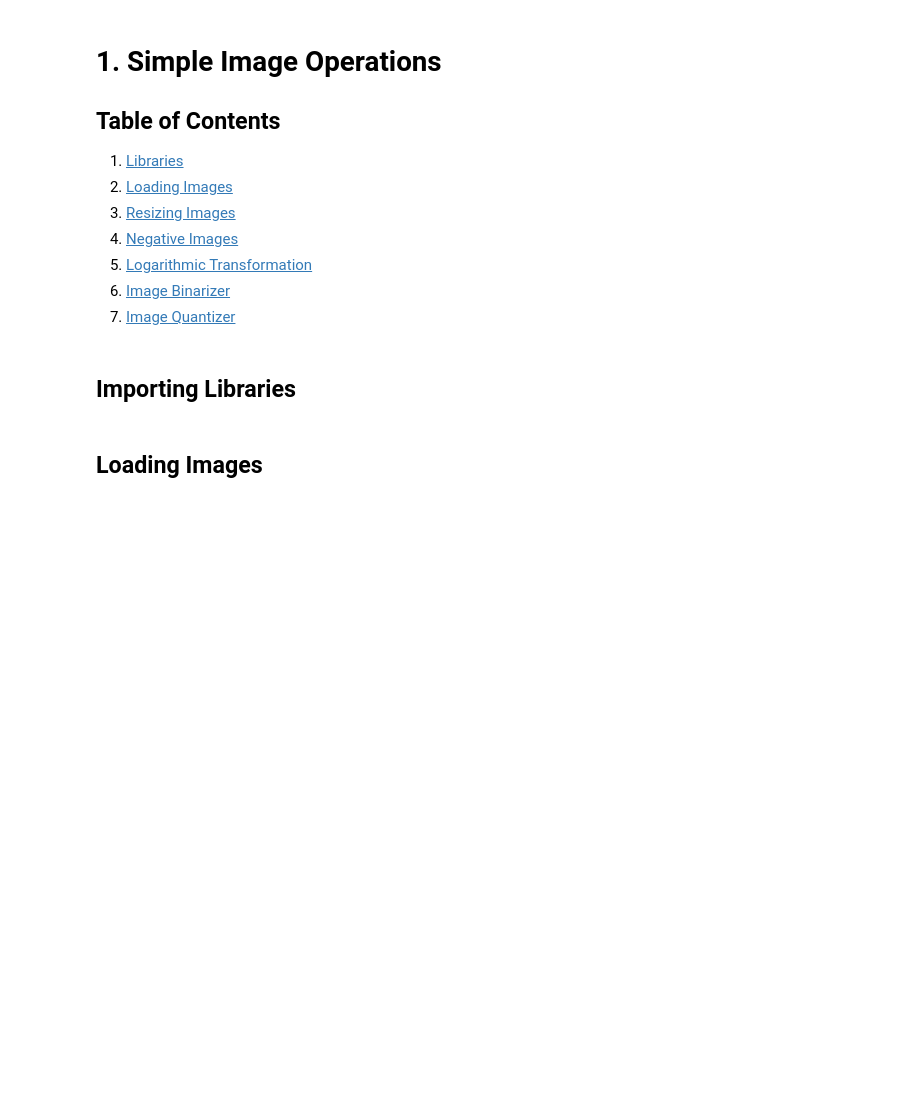
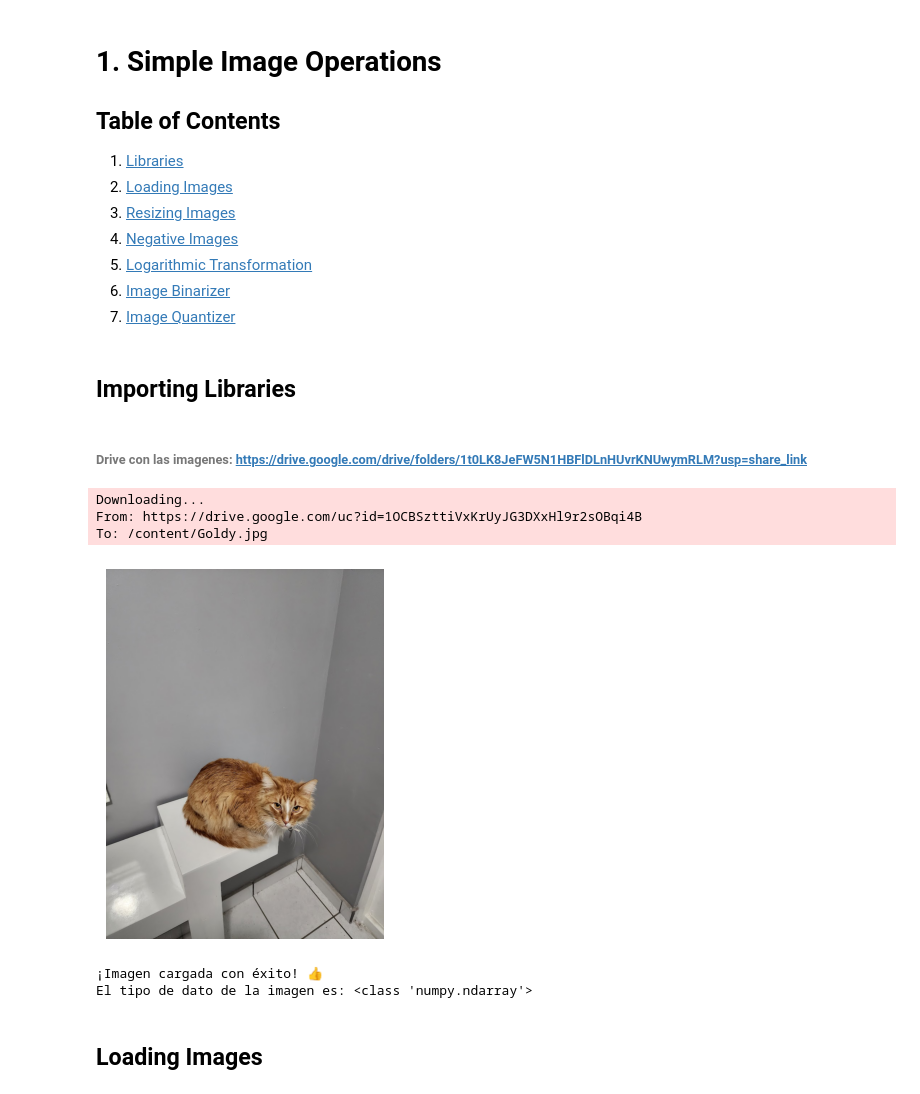
Before and after one commit to jrebull/Vision, a Jupyter notebook: Violinistas_2_2_Simple_ImgProcessing.ipynb, the cells around one changed output. Cells and saved outputs as stored; diff of their text form; code cells hidden in the pictures; blank space fills up the shorter version.

```diff
--- a/Violinistas_2_2_Simple_ImgProcessing.ipynb
+++ b/Violinistas_2_2_Simple_ImgProcessing.ipynb
@@ -171,6 +171,46 @@ from matplotlib import image as mpimg
 import matplotlib.pyplot as plt
 import numpy as np
 import cv2
+# %% [markdown]
+###### Drive con las imagenes: https://drive.google.com/drive/folders/1t0LK8JeFW5N1HBFlDLnHUvrKNUwymRLM?usp=share_link
+# %%
+!pip install -q gdown
+
+import gdown
+import matplotlib.pyplot as plt
+import matplotlib.image as mpimg
+import os
+
+# 2. Usa el ID del archivo de Google Drive
+# Este es el método más confiable y evita problemas con los enlaces.
+id_del_archivo = '1OCBSzttiVxKrUyJG3DXxHl9r2sOBqi4B'
+output_path = 'Goldy.jpg'
+
+# 3. Descargar el archivo usando su ID
+gdown.download(id=id_del_archivo, output=output_path, quiet=False)
+
+# 4. Cargar y mostrar la imagen
+if os.path.exists(output_path):
+    try:
+        img1 = mpimg.imread(output_path)
+        plt.imshow(img1)
+        plt.axis('off')
+        plt.show()
+
+        print("\n¡Imagen cargada con éxito! 👍")
+        print("El tipo de dato de la imagen es:", type(img1))
+    except Exception as e:
+        print(f"El archivo se descargó pero no se pudo leer como imagen. Error: {e}")
+        print("Asegúrate de que el ID corresponde a un archivo de imagen (JPG, PNG, etc.).")
+else:
+    print("Error: No se pudo descargar el archivo.")
+# %% [output]
+Downloading...
+From: https://drive.google.com/uc?id=1OCBSzttiVxKrUyJG3DXxHl9r2sOBqi4B
+To: /content/Goldy.jpg
+[figure, added]
+¡Imagen cargada con éxito! 👍
+El tipo de dato de la imagen es: <class 'numpy.ndarray'>
 # %% [markdown]
 ## Loading Images <a class="anchor" id="loading"></a>
 # %%
```
Also changed, not shown: parts of 7 cells of this notebook.
